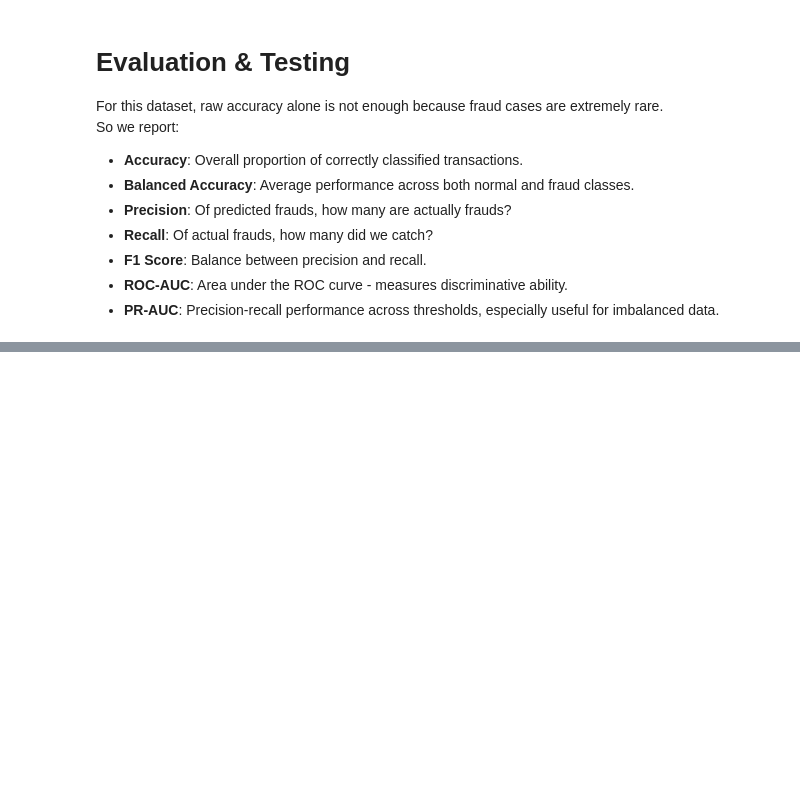
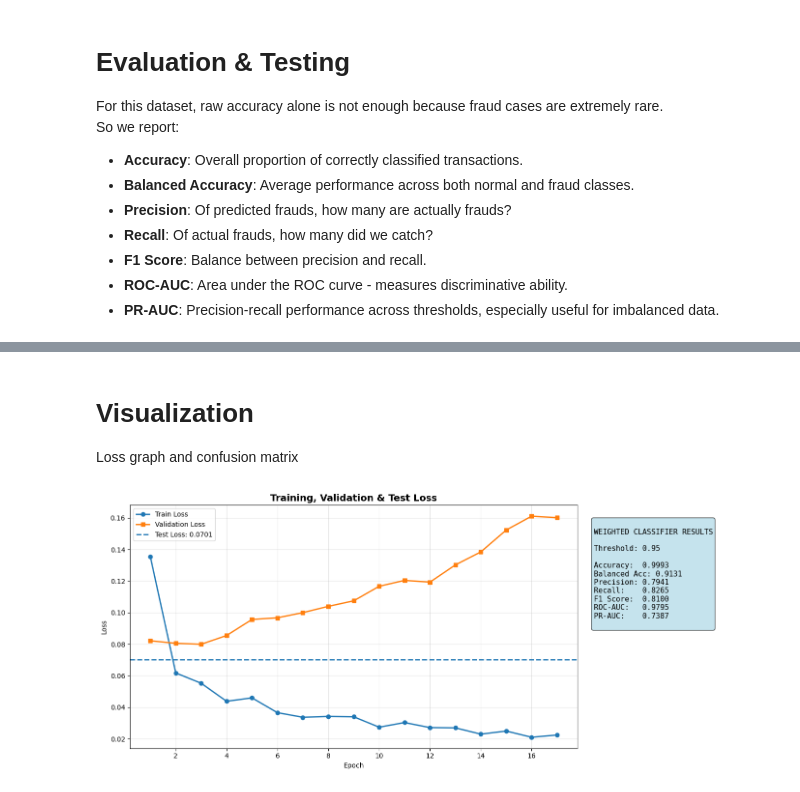
Before and after one commit to xenaria/credit-card-fraud-detection, a Jupyter notebook: WeightedClassifier.ipynb, the cells around one changed output, grey strips where cells are left out. Drawn from its saved outputs; the diff is of its cells as text; code cells hidden in the pictures; blank space fills up the shorter version.

Commit message:
added visualisation and result analysis for weighted classifier

```diff
--- a/WeightedClassifier.ipynb
+++ b/WeightedClassifier.ipynb
@@ -476,0 +477,65 @@ True Positives:  80
+# %% [markdown]
+# Visualization
+
+Loss graph and confusion matrix
+# %%
+# Calculate test loss
+model.eval()
+test_loss = 0.0
+
+with torch.no_grad():
+    for inputs, labels in test_dataloader:
+        inputs = inputs.to(device)
+        labels = labels.to(device).unsqueeze(1)
+
+        outputs = model(inputs)
+        loss = criterion(outputs, labels)
+        test_loss += loss.item()
+
+test_loss /= len(test_dataloader)
+# %%
+import matplotlib.pyplot as plt
+
+fig, (ax1, ax2) = plt.subplots(
+    1, 2,
+    figsize=(14, 6),
+    gridspec_kw={'width_ratios': [2.5, 1]}
+)
+
+# ===== LEFT: LOSS =====
+epochs = range(1, len(train_losses) + 1)
+
+ax1.plot(epochs, train_losses, label='Train Loss', linewidth=2, marker='o')
+ax1.plot(epochs, val_losses, label='Validation Loss', linewidth=2, marker='s')
+ax1.axhline(y=test_loss, linestyle='--', label=f'Test Loss: {test_loss:.4f}', linewidth=2)
+
+ax1.set_title('Training, Validation & Test Loss', fontsize=14, fontweight='bold')
+ax1.set_xlabel('Epoch')
+ax1.set_ylabel('Loss')
+ax1.legend()
+ax1.grid(True, alpha=0.3)
+
+# ===== RIGHT: METRICS =====
+ax2.axis('off')
+
+metrics_text = f"""
+WEIGHTED CLASSIFIER RESULTS
+
+Threshold: {best_threshold:.2f}
+
+Accuracy:  {test_metrics['accuracy']:.4f}
+Balanced Acc: {test_metrics['balanced_accuracy']:.4f}
+Precision: {test_metrics['precision']:.4f}
+Recall:    {test_metrics['recall']:.4f}
+F1 Score:  {test_metrics['f1']:.4f}
+ROC-AUC:   {test_metrics['roc_auc']:.4f}
+PR-AUC:    {test_metrics['pr_auc']:.4f}
+"""
+
+ax2.text(0.05, 0.5, metrics_text, fontsize=11, family='monospace',
+         bbox=dict(boxstyle='round', facecolor='lightblue', alpha=0.7))
+
+plt.tight_layout()
+plt.show()
+# %% [output]
+[figure, added]
```
Also changed, not shown: parts of 4 cells of this notebook.
